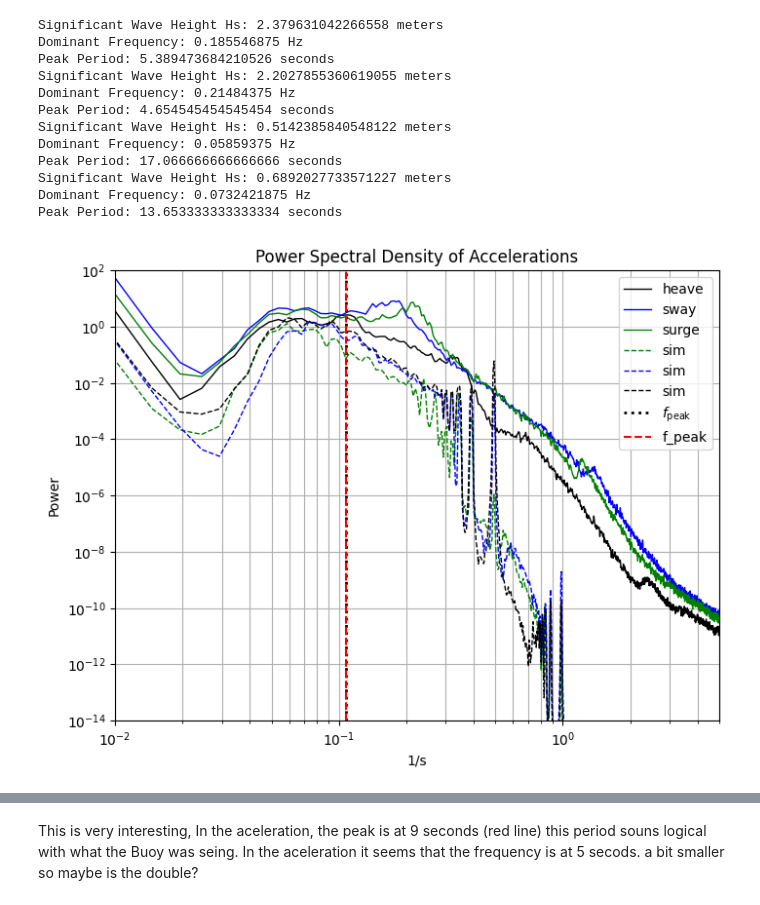
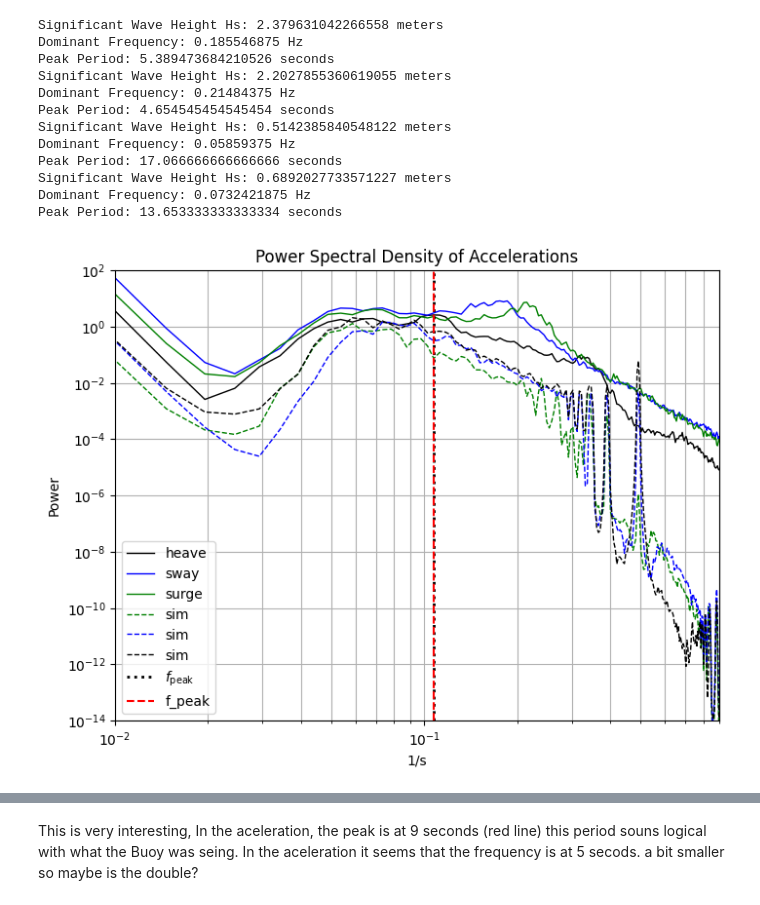
Before and after one commit to alesss42/glider_wave, a Jupyter notebook: Analysis/Python_workbook.ipynb, the cells around one changed output, grey strips where cells are left out. Drawn from its saved outputs; the diff is of its cells as text; code cells hidden in the pictures.

```diff
--- a/Analysis/Python_workbook.ipynb
+++ b/Analysis/Python_workbook.ipynb
@@ -164,34 +194,35 @@ Peak Period: 13.653333333333334 seconds
 # %%
 # Create figure and axis
 fig, ax = plt.subplots(figsize=(8, 6))
 
 plt.plot(results['k'], results['P_eta'], label='heave', color='black', linewidth=1)
 plt.plot(results_y['k'], results_y['P_eta'], label='sway', color='blue', linewidth=1)
 plt.plot(results_x['k'], results_x['P_eta'], label='surge', color='green', linewidth=1)
 
 plt.plot(results_sim_x['k'], results_sim_x['P_eta'], label='sim', color='green', linewidth=1, linestyle='--')
 plt.plot(results_sim_y['k'], results_sim_y['P_eta'], label='sim', color='blue', linewidth=1, linestyle='--')
 plt.plot(results_sim['k'], results_sim['P_eta'], label='sim', color='black', linewidth=1, linestyle='--')
 
 ax.set_xscale('log')
 ax.set_yscale('log')
 
 # Vertical line for f_peak
 f_peak = results['f_peak']
 ax.axvline(x=f_peak, color='black', linestyle=':', linewidth=2, label=r'$f_{\mathrm{peak}}$')
 
 plt.axvline(x=results['f_peak'], color='r', linestyle='--', label='f_peak')  # vertical line
 
 plt.xlabel('1/s')               # X-axis label
 plt.ylabel('Power')            # Optional Y-axis label
 plt.grid(True, which='both')   # Turn on grid for both major and minor ticks
 plt.legend()                   # Add legend
 plt.title('Power Spectral Density of Accelerations')  # Add title
 # plt.tight_layout()             # Improve spacing
-plt.xlim([0.01, 5])            # Set x-axis limits
+plt.xlim([0.01, .9])            # Set x-axis limits
+# plt.xlim([0.01, 5])            # Set x-axis limits
 plt.ylim([1e-14, 1e2])            # Set y-axis limits
 plt.show()
 # %% [output]
-[figure, old version]
+[figure, new version]
 # %%
 # Angular velocity (rad/s)
```
Also changed, not shown: parts of 62 cells of this notebook, 2 other files.
